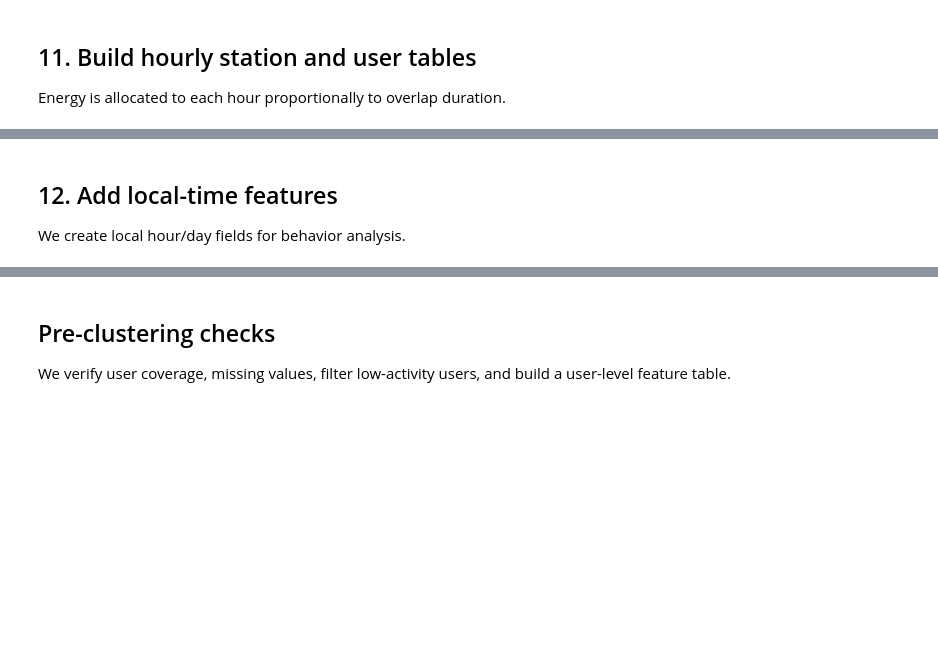
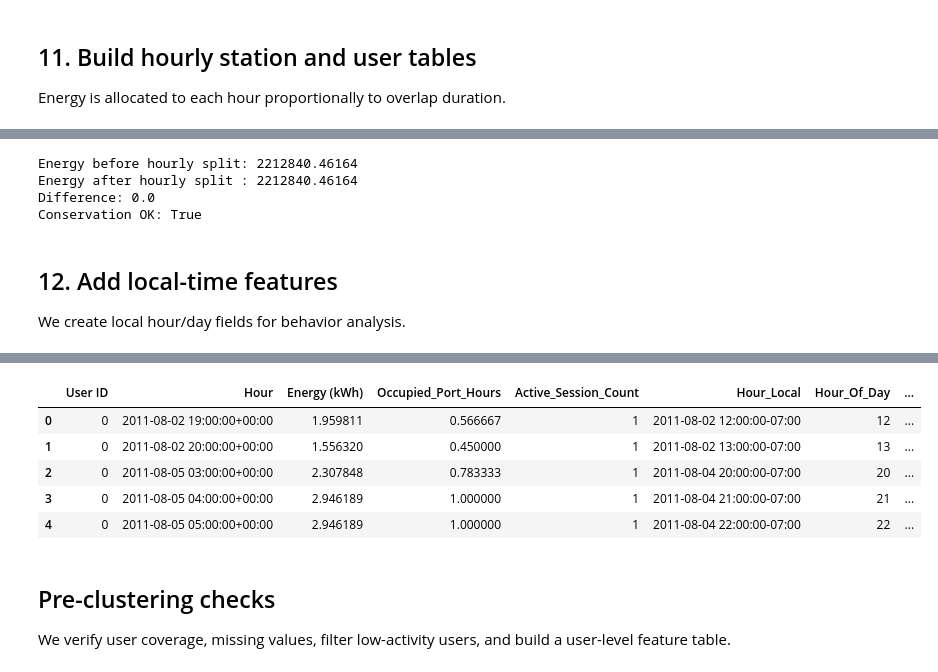
Before and after one commit to dumitritamacarenco/Introduction-to-Business-Analytics---Project-, a Jupyter notebook: ev_clean_pipeline.ipynb, the cells around one changed output, grey strips where cells are left out. Drawn from its saved outputs; the diff is of its cells as text; code cells hidden in the pictures; blank space fills up the shorter version.

Commit message:
Reimproved EV data cleaning pipeline

```diff
--- a/ev_clean_pipeline.ipynb
+++ b/ev_clean_pipeline.ipynb
@@ -225,6 +342,7 @@ def split_session_into_hours(start_utc, end_utc):
 ## 11. Build hourly station and user tables
 Energy is allocated to each hour proportionally to overlap duration.
 # %%
+# Build hourly station and user tables (updated naming + cleaner logic)
 station_rows = []
 user_rows = []
 
@@ -242,7 +360,7 @@ for _, r in df_time_clean.iterrows():
             "Hour": hour,
             "Energy (kWh)": e_h,
             "Occupied_Port_Hours": occ_h,
-            "Session_Count": 1
+            "Active_Session_Count": 1
         })
 
         if pd.notna(r["User ID"]) and str(r["User ID"]).strip() != "":
@@ -251,7 +369,7 @@ for _, r in df_time_clean.iterrows():
                 "Hour": hour,
                 "Energy (kWh)": e_h,
                 "Occupied_Port_Hours": occ_h,
-                "Session_Count": 1
+                "Active_Session_Count": 1
             })
 
 hourly_energy = (
@@ -272,14 +399,30 @@ display(hourly_energy.head())
+# %%
+# Validation: energy conservation after hourly split
+energy_before = df_time_clean["Energy (kWh)"].sum()
+energy_after = hourly_energy["Energy (kWh)"].sum()
+energy_diff = energy_after - energy_before
+
+print("Energy before hourly split:", energy_before)
+print("Energy after hourly split :", energy_after)
+print("Difference:", energy_diff)
+print("Conservation OK:", np.isclose(energy_before, energy_after, rtol=1e-10, atol=1e-6))
+# %% [output]
+Energy before hourly split: 2212840.46164
+Energy after hourly split : 2212840.46164
+Difference: 0.0
+Conservation OK: True
 # %% [markdown]
 ## 12. Add local-time features
 We create local hour/day fields for behavior analysis.
 # %%
 hourly_energy["Hour_Local"] = hourly_energy["Hour"].dt.tz_convert("America/Los_Angeles")
 hourly_energy["Hour_Of_Day"] = hourly_energy["Hour_Local"].dt.hour
-hourly_energy["Weekday_Local"] = hourly_energy["Hour_Local"].dt.dayofweek
+hourly_energy["Weekday_Local"] = hourly_energy["Hour_Local"].dt.day_of_week
 
 hourly_user_usage["Hour_Local"] = hourly_user_usage["Hour"].dt.tz_convert("America/Los_Angeles")
 hourly_user_usage["Hour_Of_Day"] = hourly_user_usage["Hour_Local"].dt.hour
-hourly_user_usage["Weekday_Local"] = hourly_user_usage["Hour_Local"].dt.dayofweek
+hourly_user_usage["Weekday_Local"] = hourly_user_usage["Hour_Local"].dt.day_of_week
 
 display(hourly_energy.head())
 display(hourly_user_usage.head())
+# %% [output]
@@ -286,3 +435,9 @@ display(hourly_user_usage.head())
+|  | User ID | Hour | Energy (kWh) | Occupied_Port_Hours | Active_Session_Count | Hour_Local | Hour_Of_Day | ... |
+| 0 | 0 | 2011-08-02 19:00:00+00:00 | 1.959811 | 0.566667 | 1 | 2011-08-02 12:00:00-07:00 | 12 | ... |
+| 1 | 0 | 2011-08-02 20:00:00+00:00 | 1.556320 | 0.450000 | 1 | 2011-08-02 13:00:00-07:00 | 13 | ... |
+| 2 | 0 | 2011-08-05 03:00:00+00:00 | 2.307848 | 0.783333 | 1 | 2011-08-04 20:00:00-07:00 | 20 | ... |
+| 3 | 0 | 2011-08-05 04:00:00+00:00 | 2.946189 | 1.000000 | 1 | 2011-08-04 21:00:00-07:00 | 21 | ... |
+| 4 | 0 | 2011-08-05 05:00:00+00:00 | 2.946189 | 1.000000 | 1 | 2011-08-04 22:00:00-07:00 | 22 | ... |
 # %% [markdown]
 ## Pre-clustering checks
 We verify user coverage, missing values, filter low-activity users, and build a user-level feature table.
```
Also changed, not shown: parts of 14 cells of this notebook.
